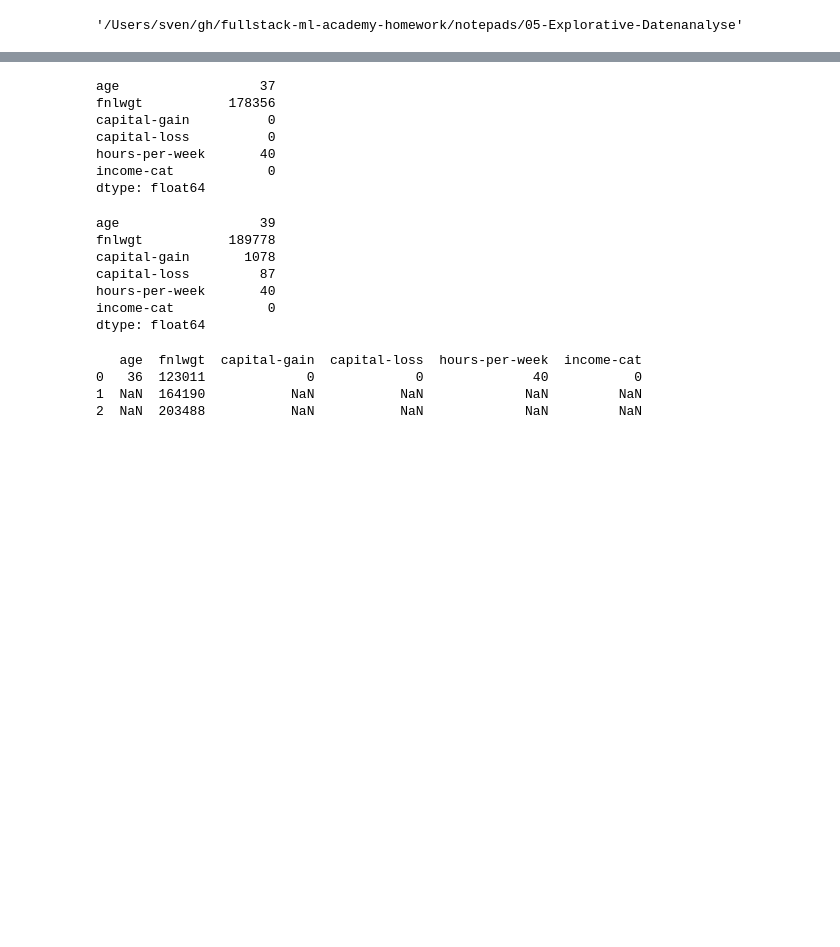
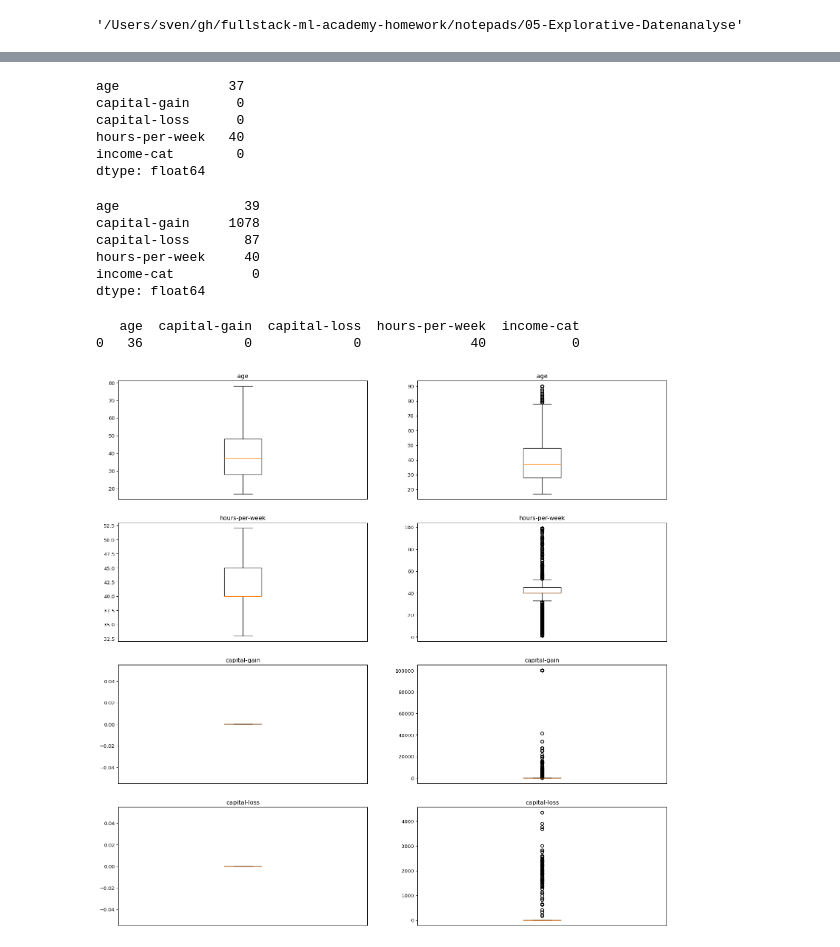
Before and after one commit to aisven/fullstack-ml-academy-homework, a Jupyter notebook: notepads/05-Explorative-Datenanalyse/05-Explorative-Datenanalyse.ipynb, the cells around one changed output, grey strips where cells are left out. Saved outputs shown, nothing was run; the diff lists cells and outputs as text; code cells hidden in the pictures; blank space fills up the shorter version.

```diff
--- a/notepads/05-Explorative-Datenanalyse/05-Explorative-Datenanalyse.ipynb
+++ b/notepads/05-Explorative-Datenanalyse/05-Explorative-Datenanalyse.ipynb
@@ -144,28 +237,52 @@ See the caveats in the documentation: https://pandas.pydata.org/pandas-docs/stab
 # %%
-print(data_int.median(numeric_only=True))
+print(df_int.median(numeric_only=True))
 # %% [output]
-age                  37
-fnlwgt           178356
-capital-gain          0
-capital-loss          0
-hours-per-week       40
-income-cat            0
+age              37
+capital-gain      0
+capital-loss      0
+hours-per-week   40
+income-cat        0
 dtype: float64
 # %%
-print(data_int.mean(numeric_only=True))
+print(df_int.mean(numeric_only=True))
 # %% [output]
-age                  39
-fnlwgt           189778
-capital-gain       1078
-capital-loss         87
-hours-per-week       40
-income-cat            0
+age                39
+capital-gain     1078
+capital-loss       87
+hours-per-week     40
+income-cat          0
 dtype: float64
 # %%
-print(data_int.mode(numeric_only=True, dropna=True))
+print(df_int.mode(numeric_only=True, dropna=True))
 # %% [output]
-   age  fnlwgt  capital-gain  capital-loss  hours-per-week  income-cat
-0   36  123011             0             0              40           0
-1  NaN  164190           NaN           NaN             NaN         NaN
-2  NaN  203488           NaN           NaN             NaN         NaN
+   age  capital-gain  capital-loss  hours-per-week  income-cat
+0   36             0             0              40           0
+# %%
+fig, axs = plt.subplots(4, 2)
+
+axs[0, 0].boxplot(df_int['age'], showfliers=False)
+axs[0, 0].set_title('age')
+axs[0, 1].boxplot(df_int['age'], showfliers=True)
+axs[0, 1].set_title('age')
+axs[1, 0].boxplot(df_int['hours-per-week'], showfliers=False)
+axs[1, 0].set_title('hours-per-week')
+axs[1, 1].boxplot(df_int['hours-per-week'], showfliers=True)
+axs[1, 1].set_title('hours-per-week')
+axs[2, 0].boxplot(df_int['capital-gain'], showfliers=False)
+axs[2, 0].set_title('capital-gain')
+axs[2, 1].boxplot(df_int['capital-gain'], showfliers=True)
+axs[2, 1].set_title('capital-gain')
+axs[3, 0].boxplot(df_int['capital-loss'], showfliers=False)
+axs[3, 0].set_title('capital-loss')
+axs[3, 1].boxplot(df_int['capital-loss'], showfliers=True)
+axs[3, 1].set_title('capital-loss')
+
+for ax in axs.ravel():
+    #ax.set_xticks([])
+    ax.xaxis.set_major_locator(plt.NullLocator())
+
+fig.set_size_inches(20.0, 20.0)
+fig.set_dpi(96.0)
+# %% [output]
+[figure, added]
 # %%
```
Also changed, not shown: parts of 15 cells of this notebook.
